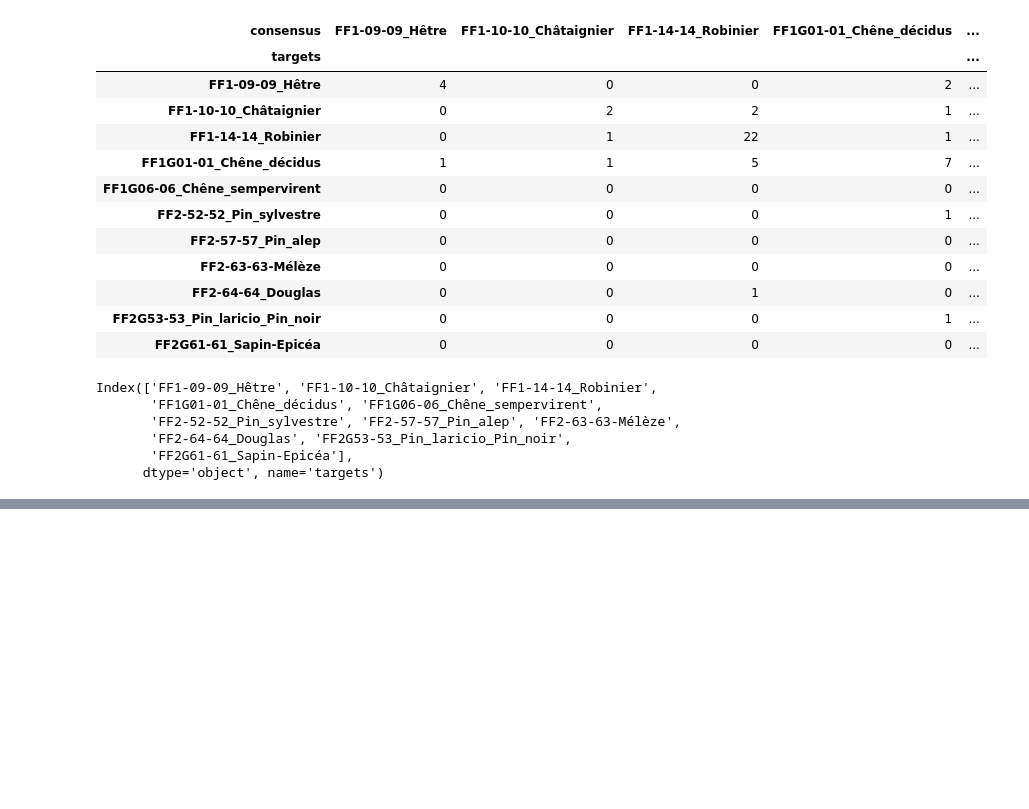
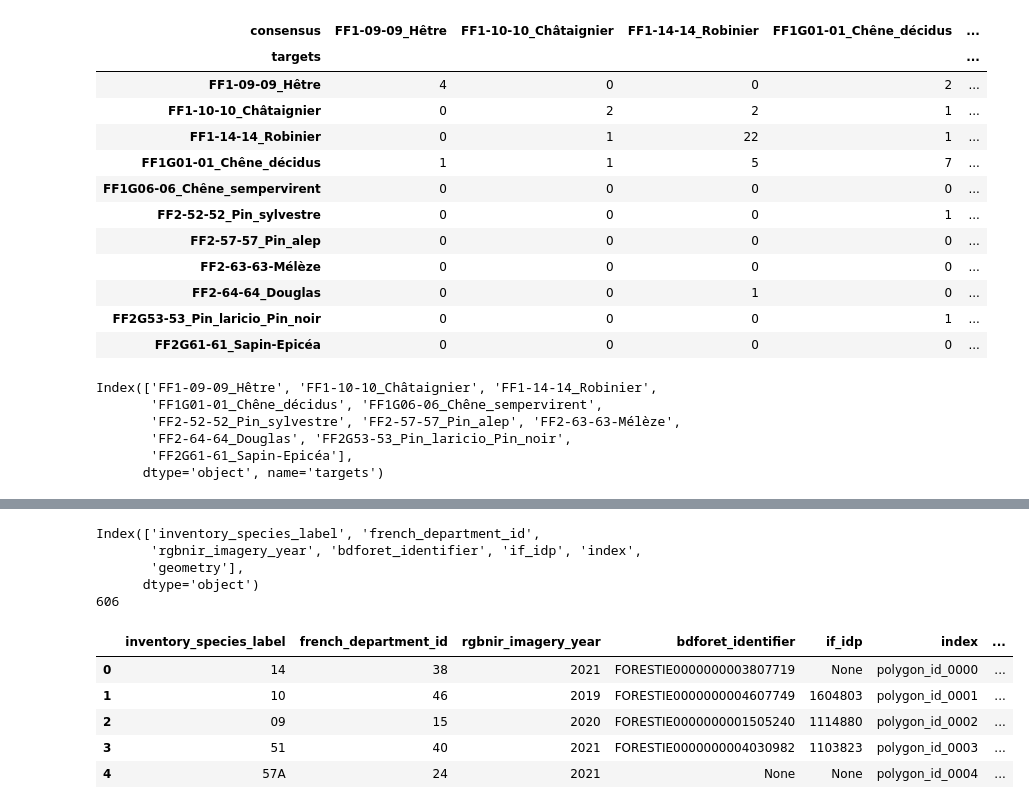
Before and after one commit to IGNF/myria3d, a Jupyter notebook: PureForestID-prediction-by-polygon.ipynb, the cells around one changed output, grey strips where cells are left out. Cells and saved outputs as stored; diff of their text form; code cells hidden in the pictures; blank space fills up the shorter version.

```diff
--- a/PureForestID-prediction-by-polygon.ipynb
+++ b/PureForestID-prediction-by-polygon.ipynb
@@ -211,0 +241,20 @@ plt.savefig(PREDICTIONS_FOLDER_TEST / "CM-by-polygon-val-and-test.png")
+# %%
+# Aggrégation aux polygones initiaux
+annotations = gpd.read_file("/mnt/store-lidarhd/projet-LHD/IA/BDForet/Data/PureForestID/metadata/PureForestID-annotations.gpkg")
+# gdf = gdf[gdf.split.isin(["test","val"])]
+# gdf = gdf[["bdforet_identifier", "patch_num", "bdforet_identifier","bdforet_cat_code", "bdforet_cat_name","inventory_species_label", ]]
+print(annotations.columns)
+print(len(annotations))
+annotations.head()
+# %% [output]
+Index(['inventory_species_label', 'french_department_id',
+       'rgbnir_imagery_year', 'bdforet_identifier', 'if_idp', 'index',
+       'geometry'],
+      dtype='object')
+606
+|  | inventory_species_label | french_department_id | rgbnir_imagery_year | bdforet_identifier | if_idp | index | ... |
+| 0 | 14 | 38 | 2021 | FORESTIE0000000003807719 | None | polygon_id_0000 | ... |
+| 1 | 10 | 46 | 2019 | FORESTIE0000000004607749 | 1604803 | polygon_id_0001 | ... |
+| 2 | 09 | 15 | 2020 | FORESTIE0000000001505240 | 1114880 | polygon_id_0002 | ... |
+| 3 | 51 | 40 | 2021 | FORESTIE0000000004030982 | 1103823 | polygon_id_0003 | ... |
+| 4 | 57A | 24 | 2021 | None | None | polygon_id_0004 | ... |
```
Also changed, not shown: parts of 7 cells of this notebook.
